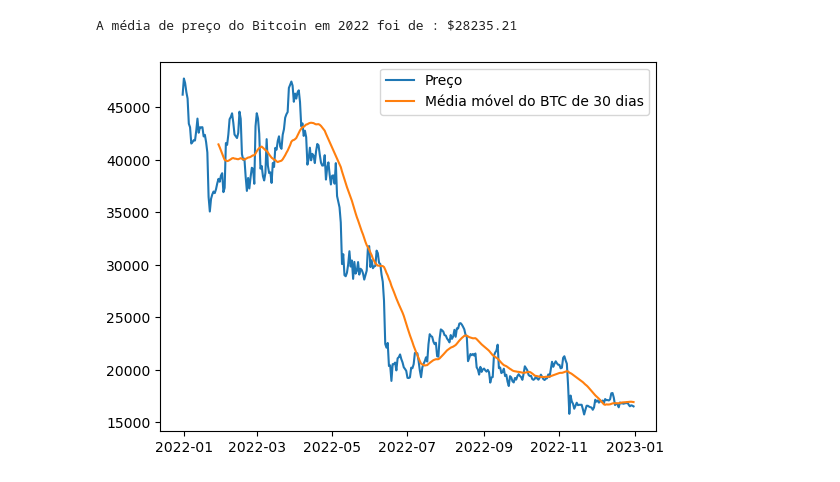
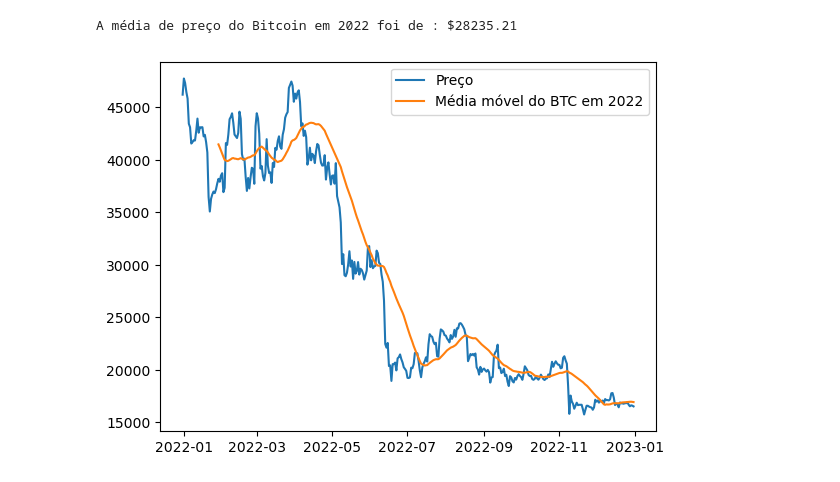
Before and after one commit to datahosokawa/analise-media-moveis-BTC, a Jupyter notebook: analise_preco_btc.ipynb, the cells around one changed output. Drawn from its saved outputs; the diff is of its cells as text; code cells hidden in the pictures.

```diff
--- a/analise_preco_btc.ipynb
+++ b/analise_preco_btc.ipynb
@@ -14,7 +14,7 @@ params = {
     'limit': 365,
     'aggregate': 1,
     'toTs': pd.Timestamp('2022-12-31').timestamp(),
-    'api_key': 'e7da565b8e43bea11ef757b5d5b919a326e1e79a4a229e4162cd15ae0c1cf1e5'
+    'api_key': 'COLE A SUA CHAVE AQUI'
 }
 
 # fsym = sigla referente a criptmoeda que você deseja os dados
@@ -58,12 +58,12 @@ A média de preço do Bitcoin em 2022 foi de : $28235.21
 # %%
 #criando os gráficos de média móveis com o plot.
 
 
 media_moveis = df['close'].rolling(window=30).mean()
 
 plt.plot(df.index, df['close'], label='Preço')
-plt.plot(media_moveis.index, media_moveis, label='Média móvel do BTC de 30 dias')
+plt.plot(media_moveis.index, media_moveis, label='Média móvel do BTC em 2022')
 plt.legend()
 plt.show()
 # %% [output]
-[figure, old version]
+[figure, new version]
```
